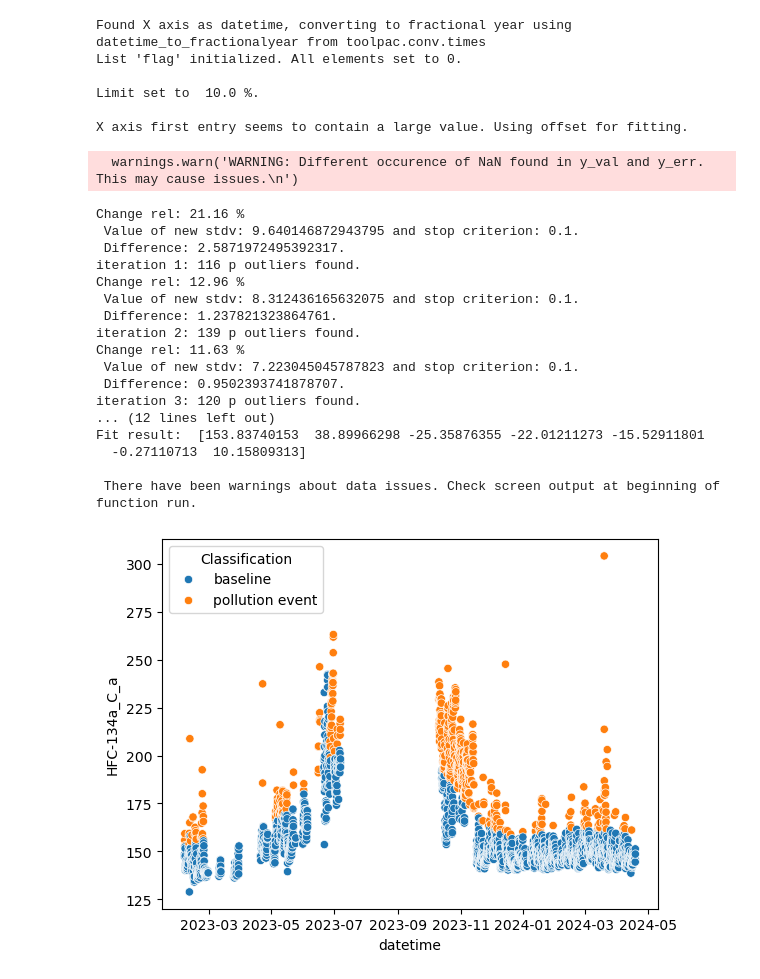
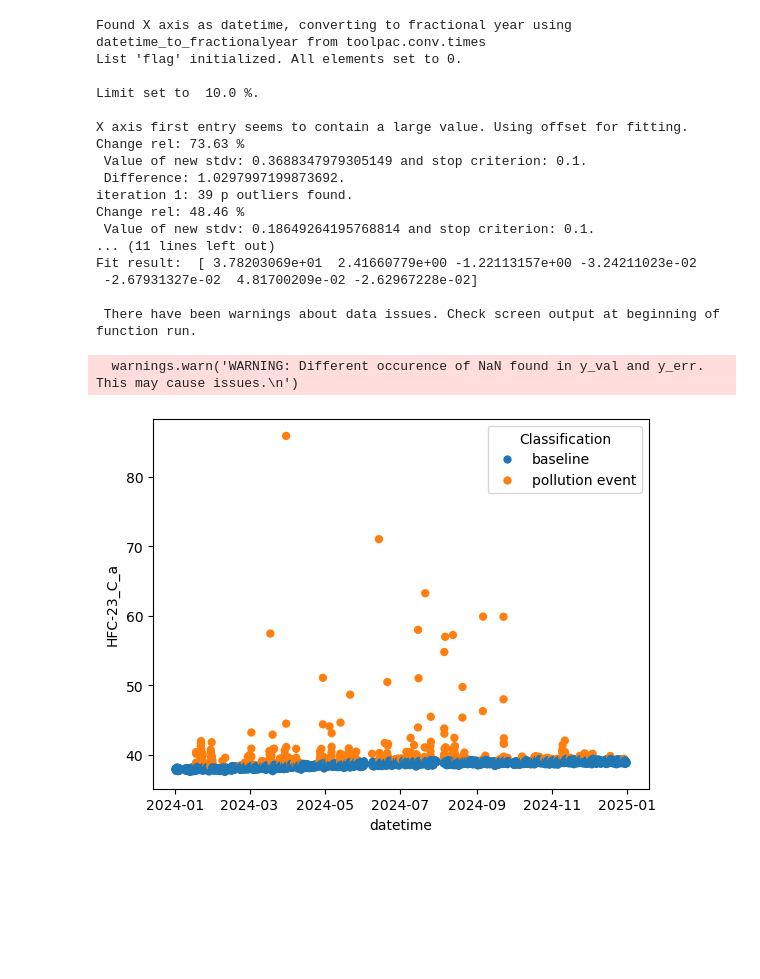
Before and after one commit to AtmosphericAngels/IAU_baseline, a Jupyter notebook: example/example.ipynb, the cells around one changed output. Drawn from its saved outputs; the diff is of its cells as text; code cells hidden in the pictures; blank space fills up the shorter version.

```diff
--- a/example/example.ipynb
+++ b/example/example.ipynb
@@ -7,12 +8,12 @@ import matplotlib.pyplot as plt
 import seaborn as sns
 %matplotlib inline
 # %%
-file = os.path.join("..", "example", "hfc_134a_air.nc")
+file = os.path.join("..", "example", "example_data.nc")
 ds = xr.open_dataset(file)
 df = ds.to_dataframe().reset_index()
-df["datetime"] = df["time"].apply(dt.datetime.utcfromtimestamp)
+df['datetime'] = pd.to_datetime(df['time'], unit='s', origin='unix')
 # %%
-baseline = base.find_base(func=base.fct.higher, x_val = df["datetime"], y_val = df["HFC-134a_C"], y_err = df["HFC-134a_std_stdev"] , flag= None,
+baseline = base.find_base(func=base.fct.higher, x_val = df["datetime"], y_val = df["HFC-23_C"], y_err = df["HFC-23_std_stdev"] , flag= None,
                         direction='p', verbose=True, plot= False, ctrl_plots=False, limit= 0.1,
                         stop_rel=True,
                         post_prc_filter=True)
@@ -25,26 +26,20 @@ List 'flag' initialized. All elements set to 0.
 Limit set to  10.0 %.
 
 X axis first entry seems to contain a large value. Using offset for fitting.
+Change rel: 73.63 %
+ Value of new stdv: 0.3688347979305149 and stop criterion: 0.1.
+ Difference: 1.0297997199873692.
+iteration 1: 39 p outliers found.
+Change rel: 48.46 %
+ Value of new stdv: 0.18649264195768814 and stop criterion: 0.1.
+... (11 lines left out)
+Fit result:  [ 3.78203069e+01  2.41660779e+00 -1.22113157e+00 -3.24211023e-02
+ -2.67931327e-02  4.81700209e-02 -2.62967228e-02]
+
+ There have been warnings about data issues. Check screen output at beginning of function run.
   warnings.warn('WARNING: Different occurence of NaN found in y_val and y_err. This may cause issues.\n')
-Change rel: 21.16 %
- Value of new stdv: 9.640146872943795 and stop criterion: 0.1.
- Difference: 2.5871972495392317.
-iteration 1: 116 p outliers found.
-Change rel: 12.96 %
- Value of new stdv: 8.312436165632075 and stop criterion: 0.1.
- Difference: 1.237821323864761.
-iteration 2: 139 p outliers found.
-Change rel: 11.63 %
- Value of new stdv: 7.223045045787823 and stop criterion: 0.1.
- Difference: 0.9502393741878707.
-iteration 3: 120 p outliers found.
-... (12 lines left out)
-Fit result:  [153.83740153  38.89966298 -25.35876355 -22.01211273 -15.52911801
-  -0.27110713  10.15809313]
-
- There have been warnings about data issues. Check screen output at beginning of function run.
 # %%
-sns.scatterplot(x=df["datetime"], y=df["HFC-134a_C_a"], hue=df["Classification"])
+sns.scatterplot(x=df["datetime"], y=df["HFC-23_C_a"], hue=df["Classification"],edgecolor=None, linewidth=0)
 plt.show()
 # %% [output]
-[figure, old version]
+[figure, new version]
```
Also changed, not shown: parts of 1 cell of this notebook, 3 other files.
